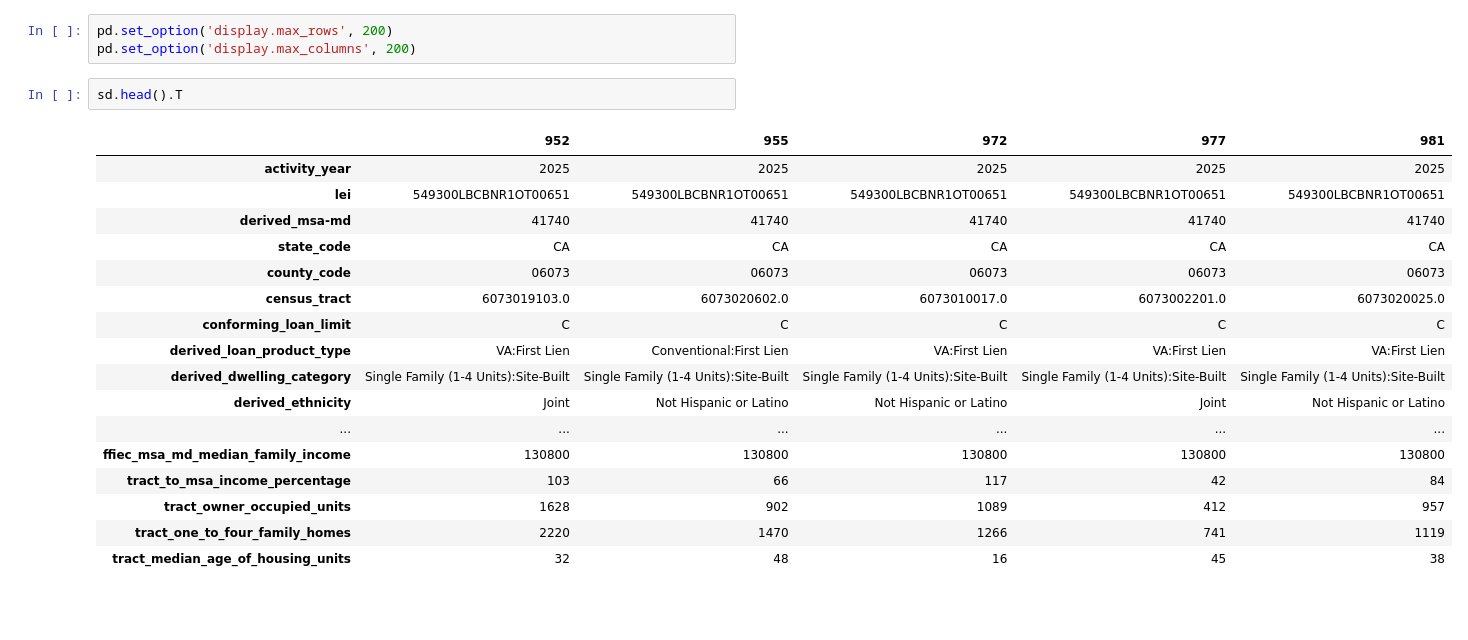
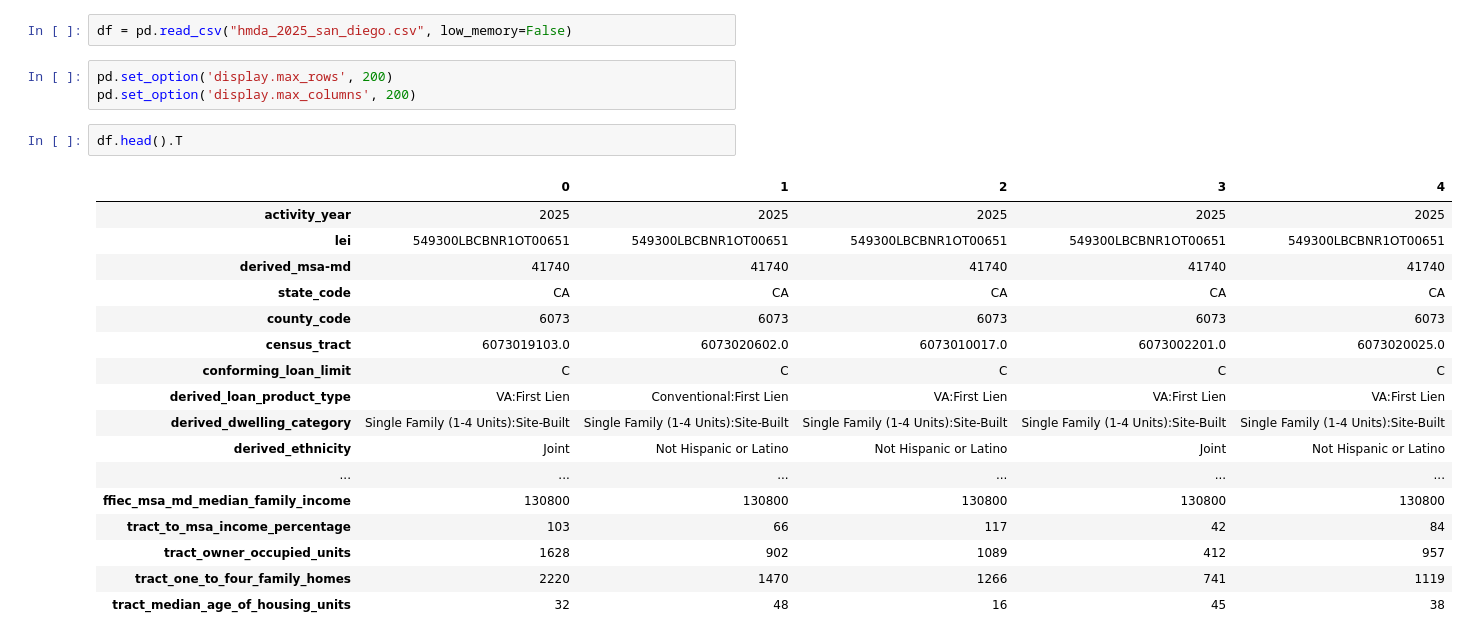
Before and after one commit to Humanberto/san-diego-mortgage-approval, a Jupyter notebook: notebook.ipynb, the cells around one changed output. Drawn from its saved outputs; the diff is of its cells as text; blank space fills up the shorter version.

```diff
--- a/notebook.ipynb
+++ b/notebook.ipynb
@@ -7,15 +7,17 @@ sd.to_csv('hmda_2025_san_diego.csv', index=False)
+# %%
+df = pd.read_csv("hmda_2025_san_diego.csv", low_memory=False)
 # %%
 pd.set_option('display.max_rows', 200)
 pd.set_option('display.max_columns', 200)
 # %%
-sd.head().T
+df.head().T
 # %% [output]
-|  | 952 | 955 | 972 | 977 | 981 |
+|  | 0 | 1 | 2 | 3 | 4 |
 | activity_year | 2025 | 2025 | 2025 | 2025 | 2025 |
 | lei | 549300LBCBNR1OT00651 | 549300LBCBNR1OT00651 | 549300LBCBNR1OT00651 | 549300LBCBNR1OT00651 | 549300LBCBNR1OT00651 |
 | derived_msa-md | 41740 | 41740 | 41740 | 41740 | 41740 |
 | state_code | CA | CA | CA | CA | CA |
-| county_code | 06073 | 06073 | 06073 | 06073 | 06073 |
+| county_code | 6073 | 6073 | 6073 | 6073 | 6073 |
 | census_tract | 6073019103.0 | 6073020602.0 | 6073010017.0 | 6073002201.0 | 6073020025.0 |
 | conforming_loan_limit | C | C | C | C | C |
 | derived_loan_product_type | VA:First Lien | Conventional:First Lien | VA:First Lien | VA:First Lien | VA:First Lien |
```
Also changed, not shown: parts of 6 cells of this notebook.
